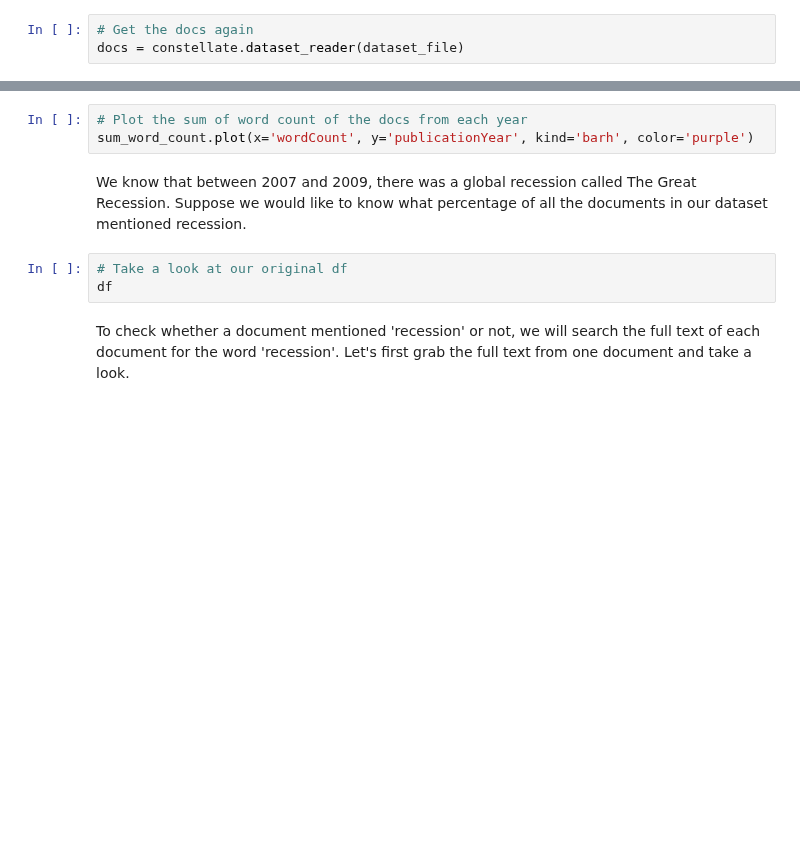
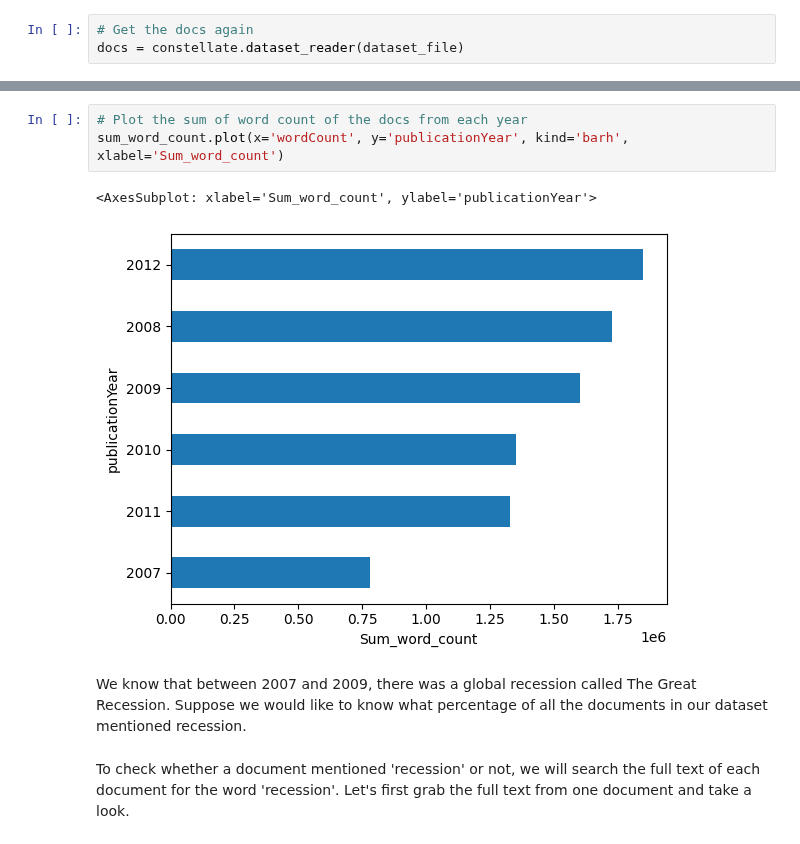
Before and after one commit to ithaka/constellate-notebooks, a Jupyter notebook: pandas-3.ipynb, the cells around one changed output, grey strips where cells are left out. Drawn from its saved outputs; the diff is of its cells as text; blank space fills up the shorter version.

```diff
--- a/pandas-3.ipynb
+++ b/pandas-3.ipynb
@@ -134,11 +254,11 @@ sum_word_count
 # %%
 # Plot the sum of word count of the docs from each year
-sum_word_count.plot(x='wordCount', y='publicationYear', kind='barh', color='purple')
+sum_word_count.plot(x='wordCount', y='publicationYear', kind='barh', xlabel='Sum_word_count')
+# %% [output]
+<AxesSubplot: xlabel='Sum_word_count', ylabel='publicationYear'>
+[figure, added]
 # %% [markdown]
 We know that between 2007 and 2009, there was a global recession called The Great Recession. Suppose we would like to know what percentage of all the documents in our dataset mentioned recession.
-# %%
-# Take a look at our original df
-df
 # %% [markdown]
 To check whether a document mentioned 'recession' or not, we will search the full text of each document for the word 'recession'. Let's first grab the full text from one document and take a look.
 # %%
```
Also changed, not shown: parts of 42 cells of this notebook.
